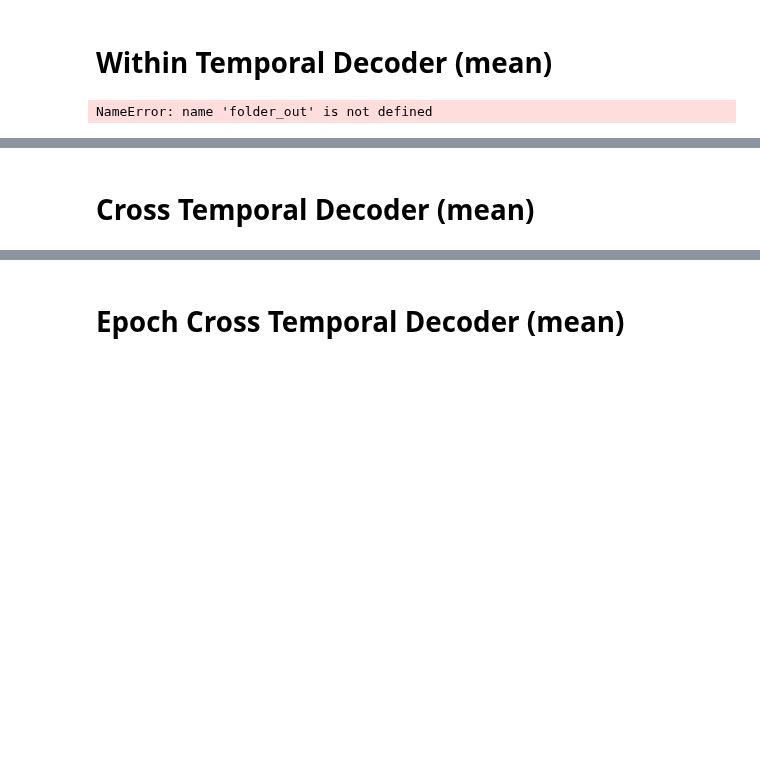
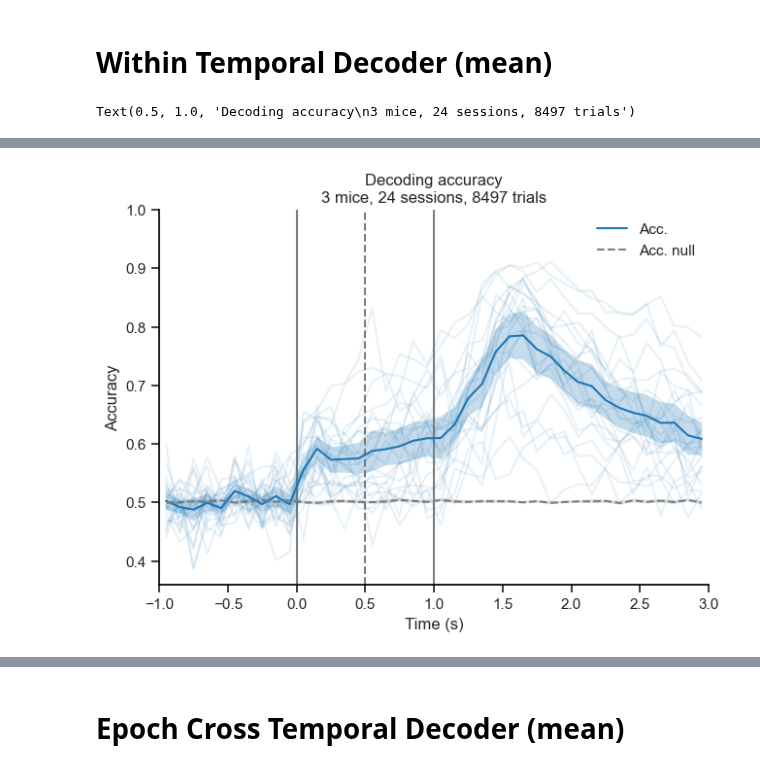
Before and after one commit to 3leni0n/PycharmProjects, a Jupyter notebook: ephys/decoder/notebook.ipynb, the cells around one changed output, grey strips where cells are left out. Cells and saved outputs as stored; diff of their text form; code cells hidden in the pictures; blank space fills up the shorter version.

Commit message:
Mean decoders across mice

```diff
--- a/ephys/decoder/notebook.ipynb
+++ b/ephys/decoder/notebook.ipynb
@@ -77,8 +59,8 @@ Development mode: local (DESKTOP-FEUIIM1, Usuario, Windows)
 %autoreload 2
 # %%
 # Plotting style
-default_figsize = np.array(plt.rcParams['figure.figsize'])
+sns.set_theme(style='ticks', context='notebook')
 style_path = os.path.expanduser('~/PycharmProjects/alexis_style.mplstyle')
 plt.style.use(style_path)
-%config InlineBackend.figure_format = 'svg'
+# %config InlineBackend.figure_format = 'svg'
 # %config InlineBackend.figure_format = 'retina'
@@ -213,9 +69,3 @@ Development mode: local (DESKTOP-FEUIIM1, Usuario, Windows)
-# %%
-for i in range(len(behavior)):
-    disengagement = find_disengaged(behavior[i], plot=False)  # Find trial when disengagement happens
-    engaged = (behavior[i]['Trial'] <= disengagement).astype(int)  # Compare trials to disengagement (no need for i)
-    behavior[i]['Engaged'] = engaged
-
-    # # Save figure
-    # filename = behavior[i].Session.unique()[0] + '_disengagement'
-    # plt.savefig(Path(folder_out / (filename + '.' + 'svg')), format='svg', transparent=False)
+# %%
+subjects = ['000', '007', '009']  # Removed 001 (all sessions bad)
+folder_parent = Path.home() / 'data'
@@ -222,23 +99,35 @@ for i in range(len(behavior)):
 # %% [markdown]
 # Within Temporal Decoder (mean)
 # %%
-%%time
-# Run mean within decoder across sessions
-# results = mean_decoder(kind='within', engagement=1, save=False)
+keys = ['acc', 'acc_null', 'pred', 'pred_err']
+mean_results = {k: [] for k in keys}
 
-# Load mean within decoder results across sessions
-with open(Path(folder_parent / 'results_mean_within_decoder_engaged.pkl'), 'rb') as f:
-    results = pickle.load(f)
+for subj in subjects:
 
-# Plot mean within decoder results across sessions
-plot_mean_within_decoder(results, z_null=False)
-n_sessions = len(results['acc'])
-n_trials = np.sum([results['acc'][i].shape[0] for i in range(len(results['acc']))])
+    # Run mean within decoder across sessions
+    # results = mean_decoder(kind='within', save=False)
+
+    # Load mean within decoder results across sessions
+    path = Path(folder_parent / subj / 'results_mean_within_decoder.pkl')
+    with open(path, 'rb') as f:
+        results = pickle.load(f)
+
+    for k in keys:
+        mean_results[k].extend(results.get(k, []))
+        mean_results['bins'] = results['bins']
+
+    # # Plot mean within decoder results across sessions for each subject
+    # plot_mean_within_decoder(results, z_null=False)
+    # n_sessions = len(results['acc'])
+    # n_trials = np.sum([results['acc'][i].shape[0] for i in range(len(results['acc']))])
+    # plt.title(f'Decoding accuracy\n'
+    #           f'{subj}, {n_sessions} sessions, {n_trials} trials')
+
+# Plot mean within decoder results across mice
+plot_mean_within_decoder(mean_results, z_null=False)
+n_sessions = len(mean_results['acc'])
+n_trials = np.sum([mean_results['acc'][i].shape[0] for i in range(len(mean_results['acc']))])
 plt.title(f'Decoding accuracy\n'
-          f'{subject}, {n_sessions} sessions, {n_trials} trials')
-
-# Save figure
-filename = 'mean_within_decoder_engaged_007'
-# plt.savefig(Path(folder_out / (filename + '.' + 'svg')), format='svg', transparent=False)
+          f'{len(subjects)} mice, {n_sessions} sessions, {n_trials} trials')
 # %% [output]
-NameError: name 'folder_out' is not defined
+Text(0.5, 1.0, 'Decoding accuracy\n3 mice, 24 sessions, 8497 trials')
@@ -246,2 +134 @@ NameError: name 'folder_out' is not defined
+[figure, added]
-# %% [markdown]
-# Cross Temporal Decoder (mean)
```
Also changed, not shown: parts of 17 cells of this notebook, 10 other files.
